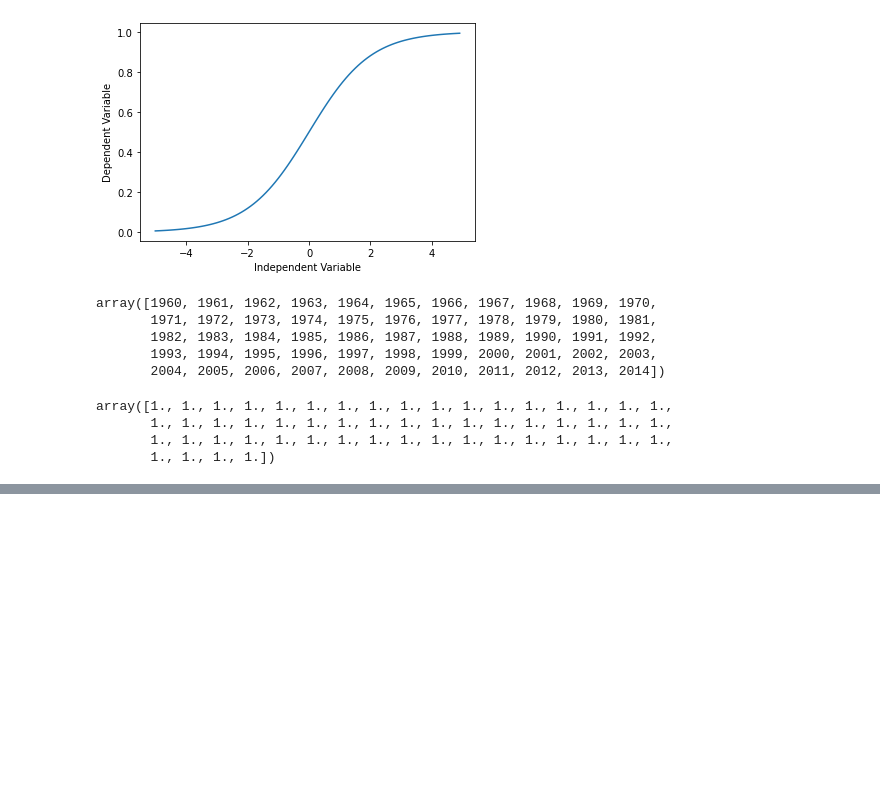
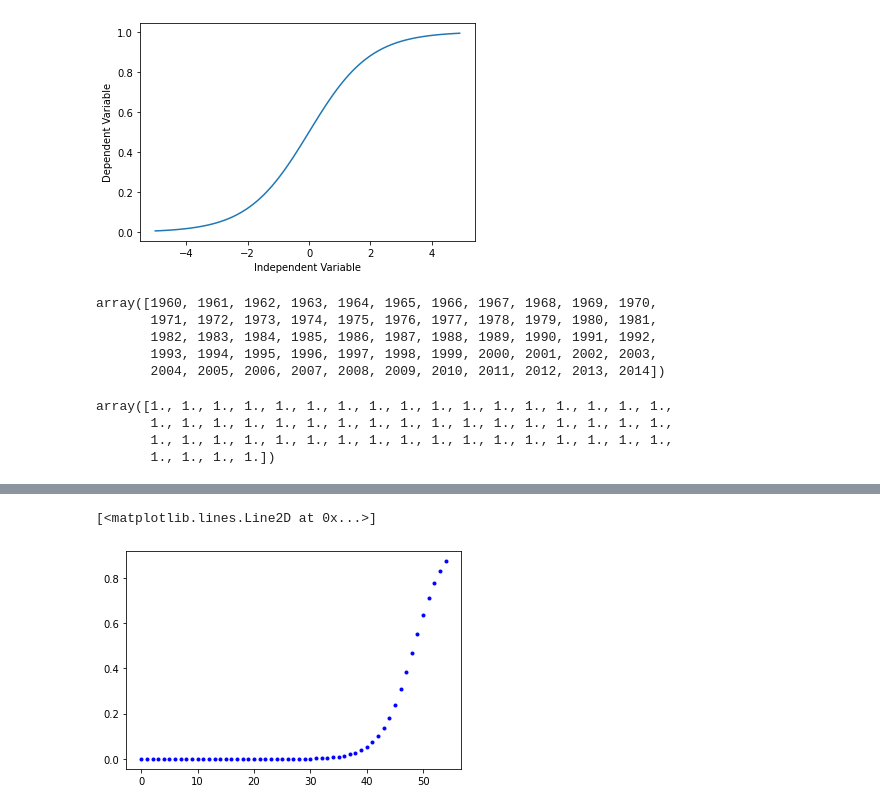
Before and after one commit to alexro6/Bootcamp2oSemestre2021, a Jupyter notebook: Semana7/Projeto_RegressaoLinear.ipynb, the cells around one changed output, grey strips where cells are left out. Cells and saved outputs as stored; diff of their text form; code cells hidden in the pictures; blank space fills up the shorter version.

```diff
--- a/Semana7/Projeto_RegressaoLinear.ipynb
+++ b/Semana7/Projeto_RegressaoLinear.ipynb
@@ -372,0 +372,5 @@ from sklearn.preprocessing import StandardScaler
+# %%
+#from sklearn.preprocessing import StandardScaler
+
+X_data = X_data/np.max(X_data)
+y_data = y_data/np.max(y_data)
@@ -372,0 +391,3 @@ from sklearn.preprocessing import StandardScaler
+# %%
+popt, pcov = curve_fit(sigmoid, X_data, y_data)
+print(" a = %f, b = %f" % (popt[0], popt[1]))
@@ -372,0 +396,3 @@ from sklearn.preprocessing import StandardScaler
+# %%
+y_hat = sigmoid(X_data, *popt)
+y_hat
@@ -372,0 +414,5 @@ from sklearn.preprocessing import StandardScaler
+# %%
+plt.plot(y_hat,'.b')
+# %% [output]
+[<matplotlib.lines.Line2D at 0x...>]
+[figure, added]
```
Also changed, not shown: parts of 13 cells of this notebook.
